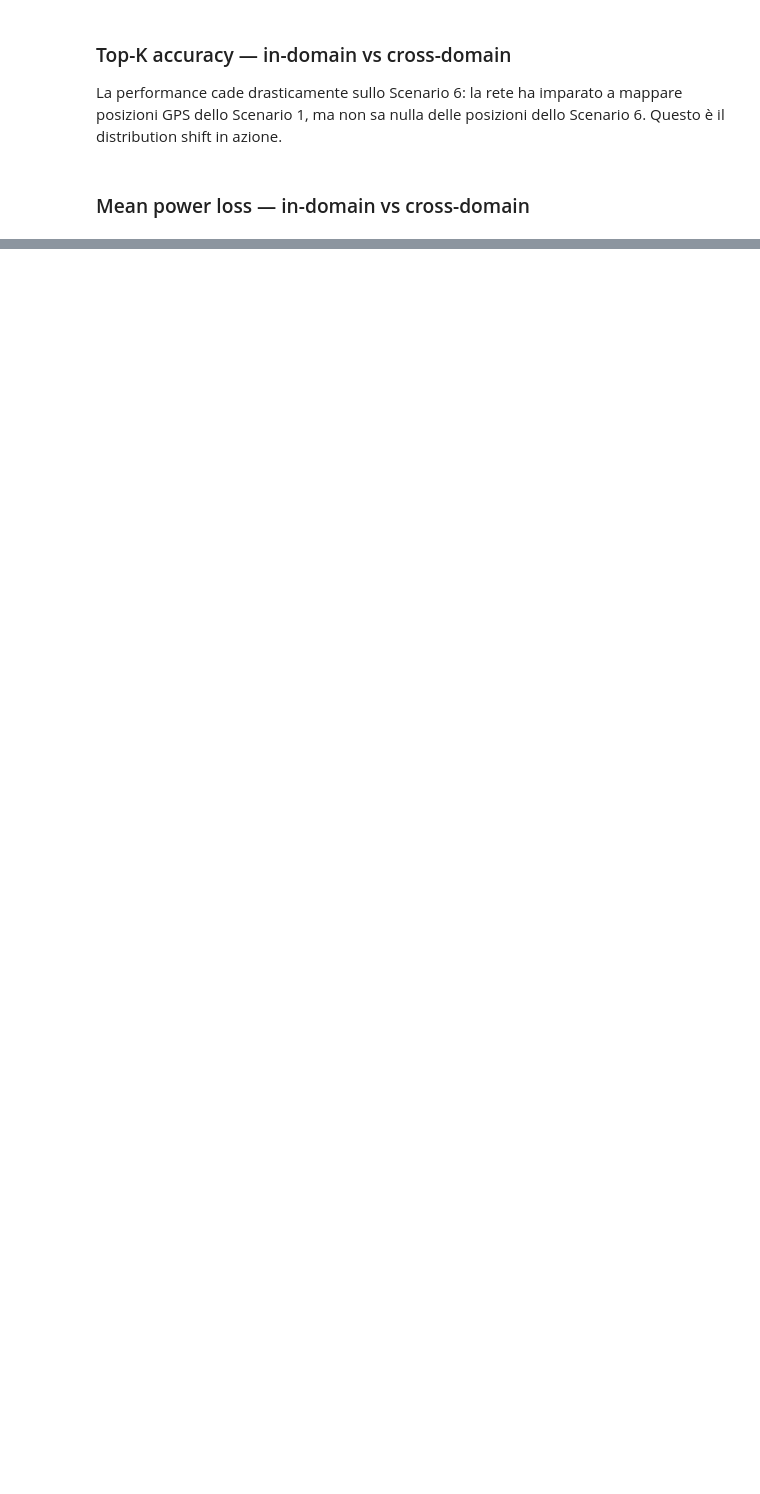
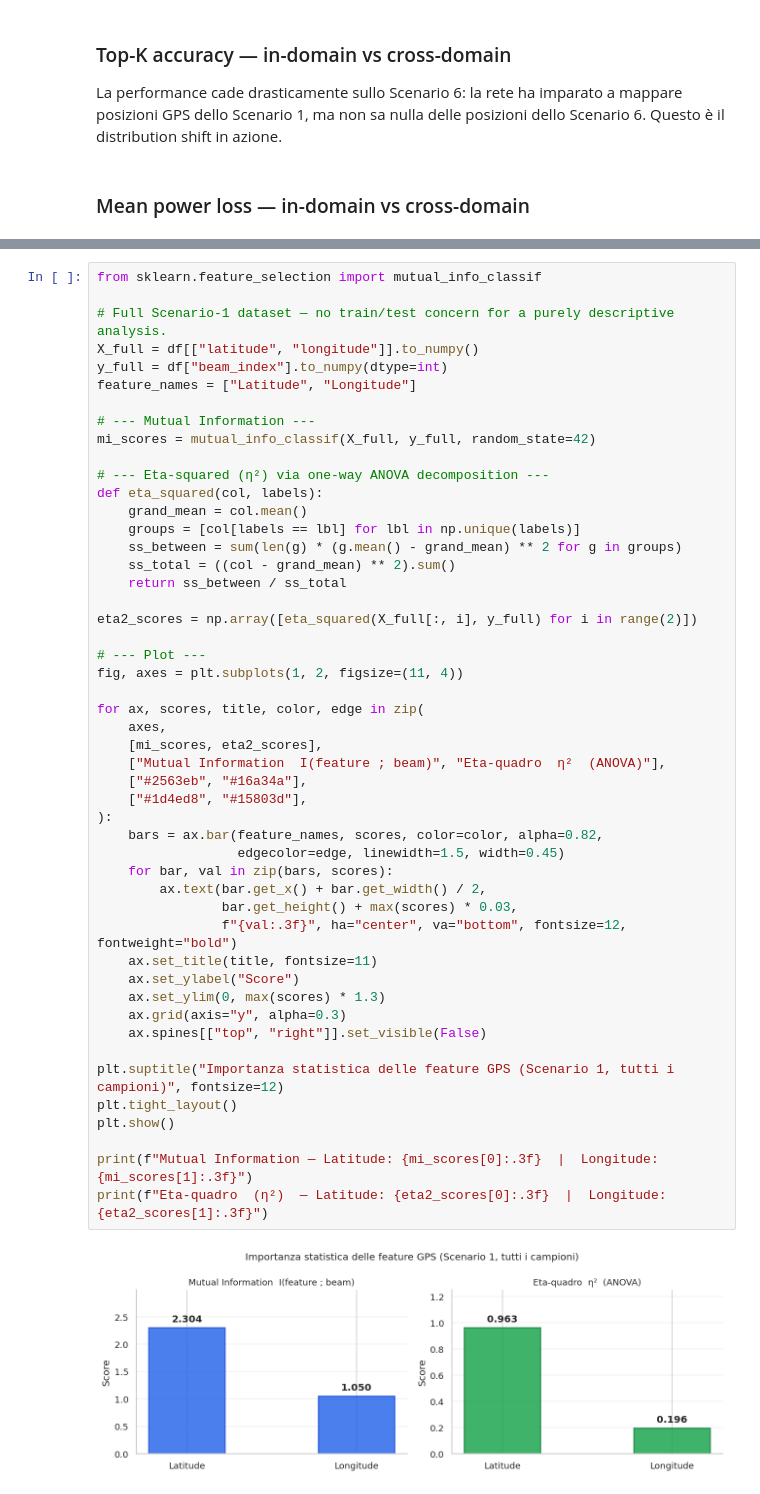
Before and after one commit to dontolon/intro_to_ml, a Jupyter notebook: gps_beam_prediction_workshop.ipynb, the cells around one changed output, grey strips where cells are left out. Saved outputs shown, nothing was run; the diff lists cells and outputs as text; blank space fills up the shorter version.

```diff
--- a/gps_beam_prediction_workshop.ipynb
+++ b/gps_beam_prediction_workshop.ipynb
@@ -749,0 +1173,51 @@ Abbiamo seguito una pipeline completa:
+# %%
+from sklearn.feature_selection import mutual_info_classif
+
+# Full Scenario-1 dataset — no train/test concern for a purely descriptive analysis.
+X_full = df[["latitude", "longitude"]].to_numpy()
+y_full = df["beam_index"].to_numpy(dtype=int)
+feature_names = ["Latitude", "Longitude"]
+
+# --- Mutual Information ---
+mi_scores = mutual_info_classif(X_full, y_full, random_state=42)
+
+# --- Eta-squared (η²) via one-way ANOVA decomposition ---
+def eta_squared(col, labels):
+    grand_mean = col.mean()
+    groups = [col[labels == lbl] for lbl in np.unique(labels)]
+    ss_between = sum(len(g) * (g.mean() - grand_mean) ** 2 for g in groups)
+    ss_total = ((col - grand_mean) ** 2).sum()
+    return ss_between / ss_total
+
+eta2_scores = np.array([eta_squared(X_full[:, i], y_full) for i in range(2)])
+
+# --- Plot ---
+fig, axes = plt.subplots(1, 2, figsize=(11, 4))
+
+for ax, scores, title, color, edge in zip(
+    axes,
+    [mi_scores, eta2_scores],
+    ["Mutual Information  I(feature ; beam)", "Eta-quadro  η²  (ANOVA)"],
+    ["#2563eb", "#16a34a"],
+    ["#1d4ed8", "#15803d"],
+):
+    bars = ax.bar(feature_names, scores, color=color, alpha=0.82,
+                  edgecolor=edge, linewidth=1.5, width=0.45)
+    for bar, val in zip(bars, scores):
+        ax.text(bar.get_x() + bar.get_width() / 2,
+                bar.get_height() + max(scores) * 0.03,
+                f"{val:.3f}", ha="center", va="bottom", fontsize=12, fontweight="bold")
+    ax.set_title(title, fontsize=11)
+    ax.set_ylabel("Score")
+    ax.set_ylim(0, max(scores) * 1.3)
+    ax.grid(axis="y", alpha=0.3)
+    ax.spines[["top", "right"]].set_visible(False)
+
+plt.suptitle("Importanza statistica delle feature GPS (Scenario 1, tutti i campioni)", fontsize=12)
+plt.tight_layout()
+plt.show()
+
+print(f"Mutual Information — Latitude: {mi_scores[0]:.3f}  |  Longitude: {mi_scores[1]:.3f}")
+print(f"Eta-quadro  (η²)  — Latitude: {eta2_scores[0]:.3f}  |  Longitude: {eta2_scores[1]:.3f}")
+# %% [output]
+[figure, added]
```
Also changed, not shown: parts of 48 cells of this notebook.
